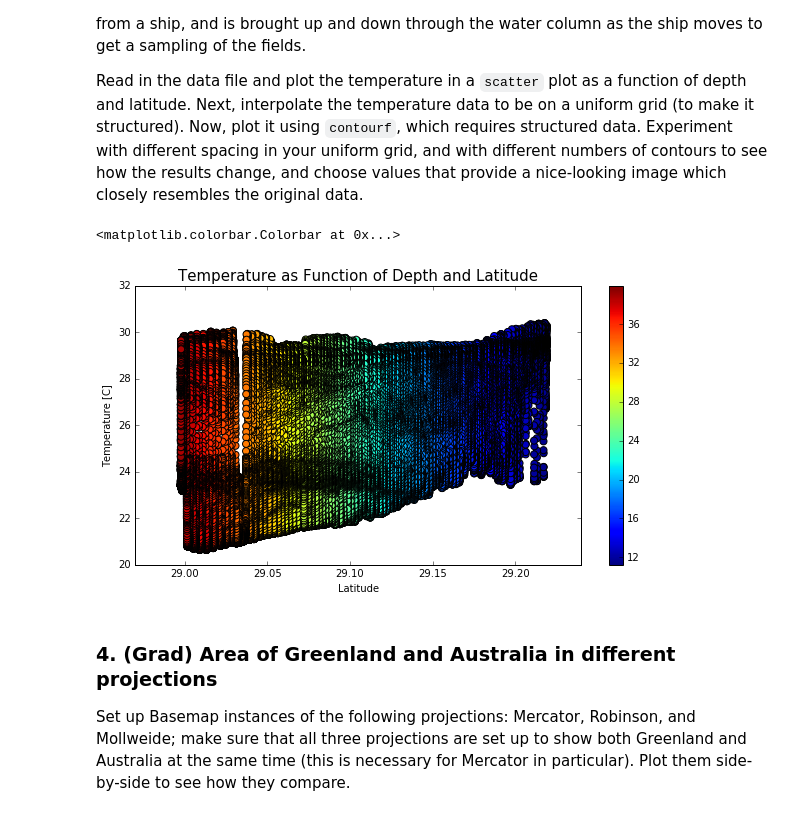
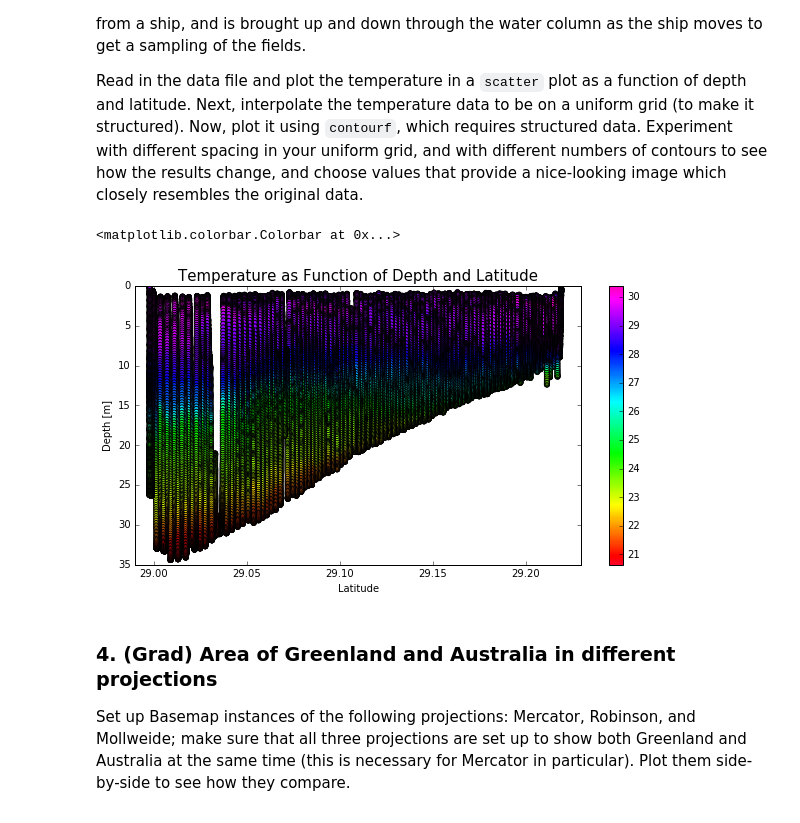
Before and after one commit to mschoemann272/python4geosciences-hw, a Jupyter notebook: hw05_Mackenzie_Schoemann.ipynb, the cells around one changed output. Cells and saved outputs as stored; diff of their text form; code cells hidden in the pictures.

```diff
--- a/hw05_Mackenzie_Schoemann.ipynb
+++ b/hw05_Mackenzie_Schoemann.ipynb
@@ -127,25 +127,28 @@ Read in the data file and plot the temperature in a `scatter` plot as a function
 # %%
 #read in file MS03_L15.txt
 fname = np.genfromtxt('MS03_L15.txt', skip_header = 114)
 lat = fname[:,0]
 temp = fname[:,15]
-depth = fname[:,18]
+depth = fname[:,2]
 #for the depth bottom depth or Depth [salt water, m]?
 
 #scatter plot temperature as a function of depth and latitude
 fig = plt.figure(figsize=(10, 5))
-scatter = plt.scatter(lat, temp, s=50, c=depth)
+scatter = plt.scatter(lat, depth, s=25, c=temp, cmap='gist_rainbow')
 plt.xlabel('Latitude', fontsize='10')
-plt.xlim(28.97,29.24)
-plt.ylabel('Temperature [C]', fontsize='10')
+plt.xlim(28.99,29.23)
+plt.ylabel('Depth [m]', fontsize='10')
+plt.ylim(0,35)
+plt.gca().invert_yaxis()
 plt.title('Temperature as Function of Depth and Latitude',fontsize='15')
 plt.colorbar(scatter)
+
 #Interpolate temperature data uniform grid (make it structured)
 
 #Plot using contourf
 # %% [output]
 <matplotlib.colorbar.Colorbar at 0x...>
-[figure, old version]
+[figure, new version]
 # %% [markdown]
 ### 4. (Grad) Area of Greenland and Australia in different projections
 
```
